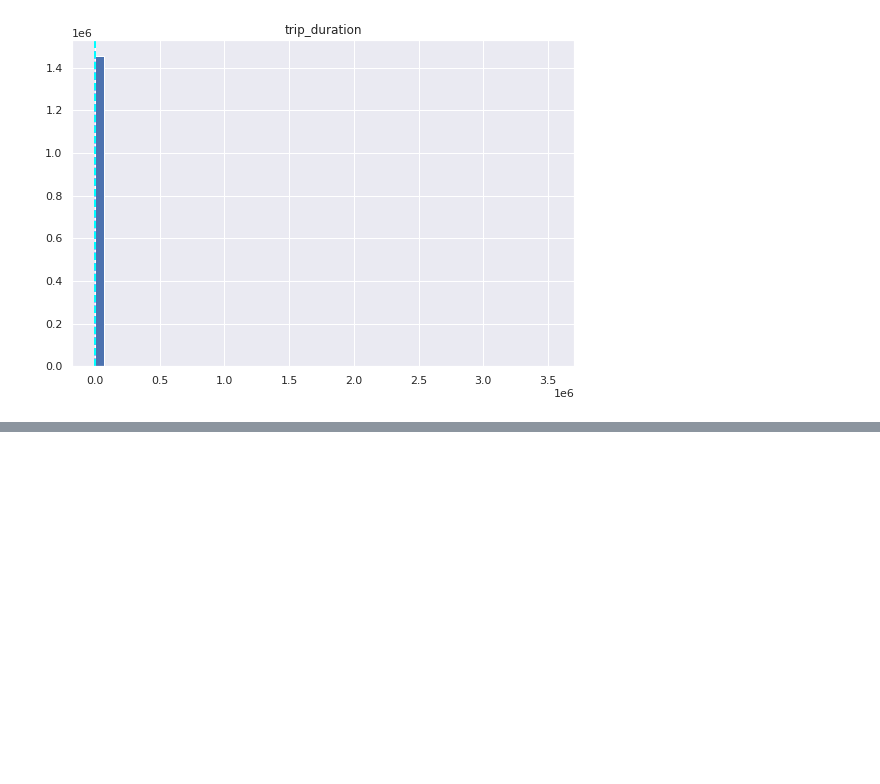
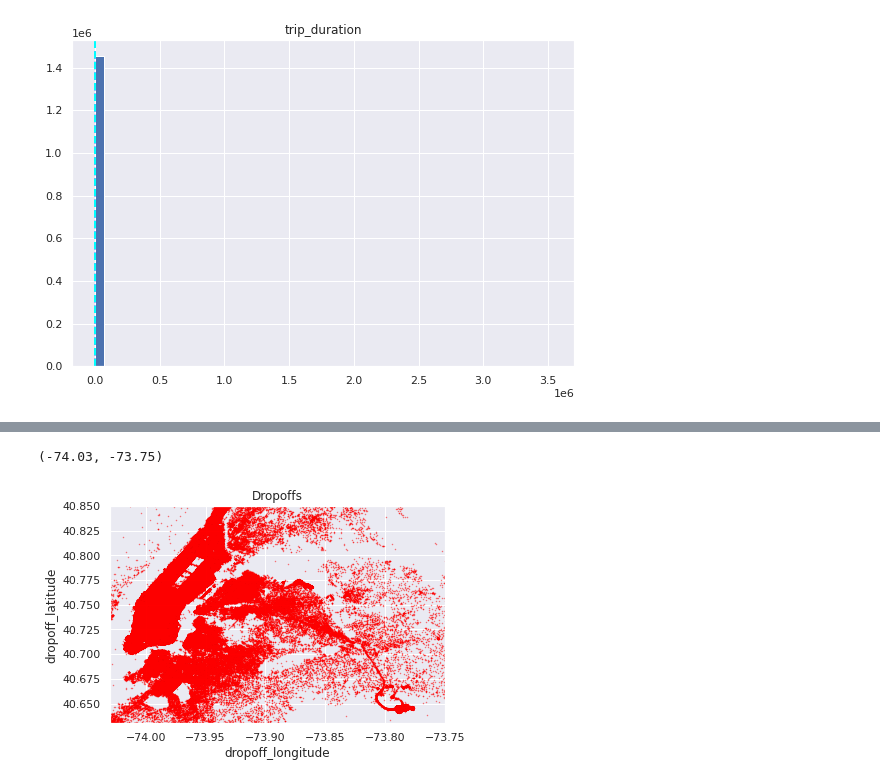
Before and after one commit to AnshRockstar/NYC-Taxi-Trip-Duration-Prediction, a Jupyter notebook: NYC_Taxi_Trip_Time_Prediction_Capstone_Project.ipynb, the cells around one changed output, grey strips where cells are left out. Drawn from its saved outputs; the diff is of its cells as text; code cells hidden in the pictures; blank space fills up the shorter version.

```diff
--- a/NYC_Taxi_Trip_Time_Prediction_Capstone_Project.ipynb
+++ b/NYC_Taxi_Trip_Time_Prediction_Capstone_Project.ipynb
@@ -318,0 +357,14 @@ plt.show()
+# %%
+city_long_border = [-74.03, -73.75]
+city_lat_border = [40.63,40.85]
+
+nyc_df.plot(kind='scatter', x='dropoff_longitude',y='dropoff_latitude',
+          color='Red',
+          s=0.2, alpha =.6)
+plt.title('Dropoffs')
+
+plt.ylim(city_lat_border)
+plt.xlim(city_long_border)
+# %% [output]
+(-74.03, -73.75)
+[figure, added]
```
Also changed, not shown: parts of 10 cells of this notebook.
